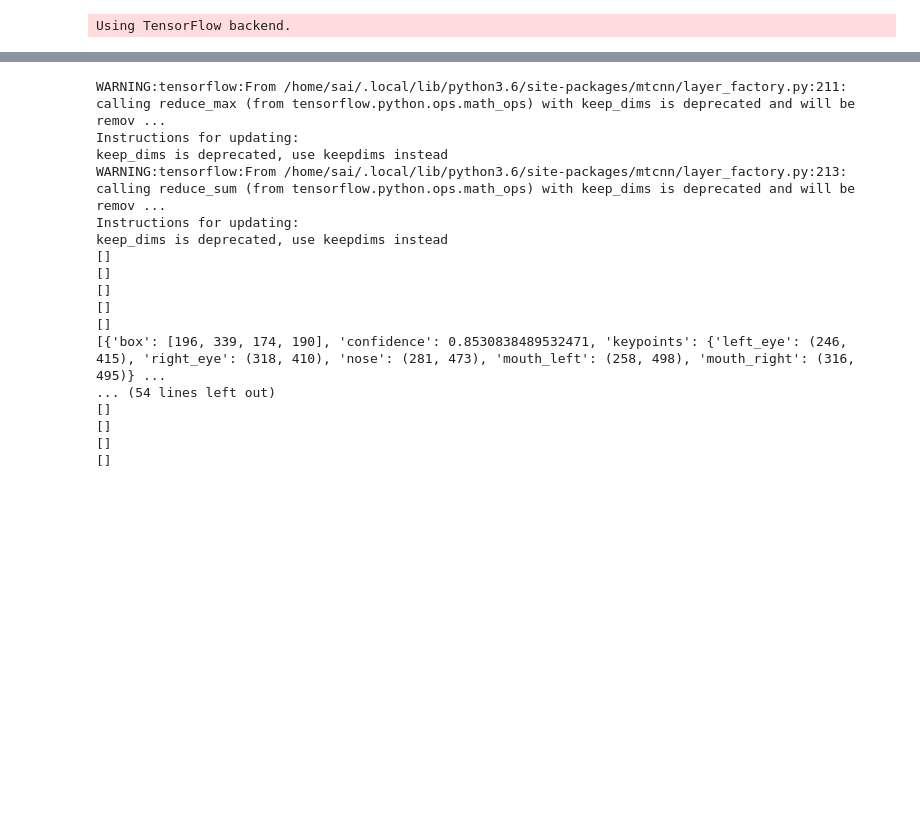
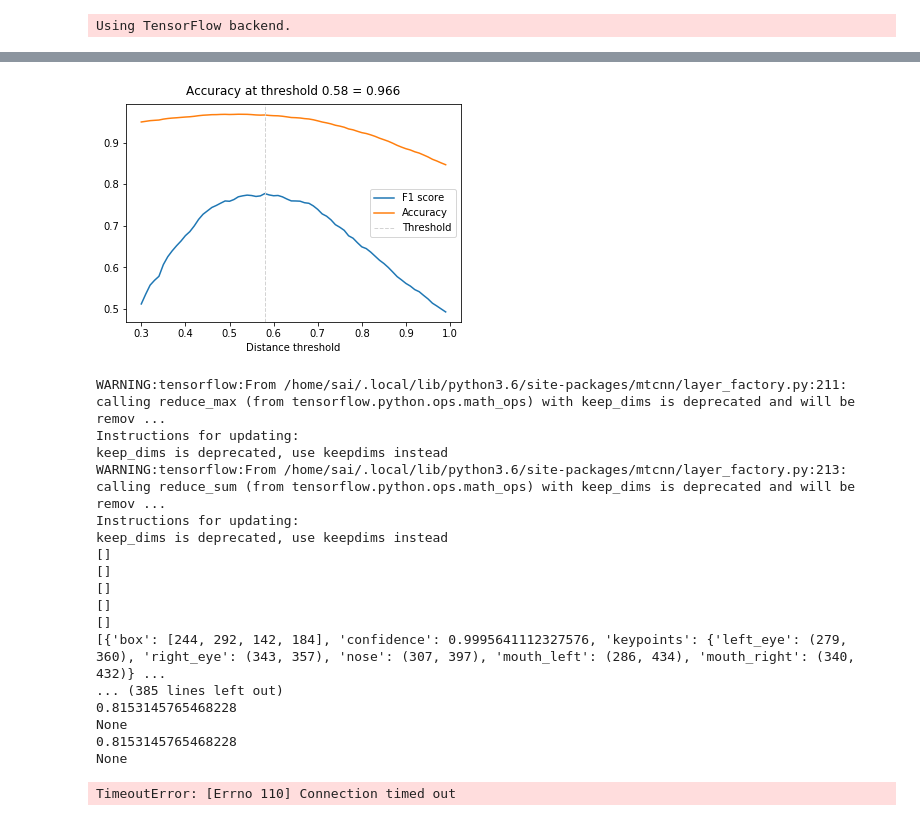
Before and after one commit to mrsaicharan1/face-rec-a, a Jupyter notebook: face-rec-notebook.ipynb, the cells around one changed output, grey strips where cells are left out. Cells and saved outputs as stored; diff of their text form; code cells hidden in the pictures; blank space fills up the shorter version.

```diff
--- a/face-rec-notebook.ipynb
+++ b/face-rec-notebook.ipynb
@@ -127,3 +129,39 @@ def recognize(embedded):
+# %%
+from sklearn.metrics import f1_score, accuracy_score
+
+distances = [] # squared L2 distance between pairs
+identical = [] # 1 if same identity, 0 otherwise
+
+num = len(metadata)
+
+for i in range(num - 1):
+    for j in range(1, num):
+        distances.append(distance(embedded[i], embedded[j]))
+        identical.append(1 if metadata[i].name == metadata[j].name else 0)
+
+distances = np.array(distances)
+identical = np.array(identical)
+
+thresholds = np.arange(0.3, 1.0, 0.01)
+
+f1_scores = [f1_score(identical, distances < t) for t in thresholds]
+acc_scores = [accuracy_score(identical, distances < t) for t in thresholds]
+
+opt_idx = np.argmax(f1_scores)
+# Threshold at maximal F1 score
+opt_tau = thresholds[opt_idx]
+# Accuracy at maximal F1 score
+opt_acc = accuracy_score(identical, distances < opt_tau)
+
+# Plot F1 score and accuracy as function of distance threshold
+plt.plot(thresholds, f1_scores, label='F1 score');
+plt.plot(thresholds, acc_scores, label='Accuracy');
+plt.axvline(x=opt_tau, linestyle='--', lw=1, c='lightgrey', label='Threshold')
+plt.title(f'Accuracy at threshold {opt_tau:.2f} = {opt_acc:.3f}');
+plt.xlabel('Distance threshold')
+plt.legend();
+# %% [output]
+[figure, added]
 # %%
 embedded = np.zeros((1, 128))
 
@@ -169,7 +207,6 @@ def multiple_recognize():
     while(True):
         ret,frame = cap.read()
         cv2.imwrite('temp.jpg',frame)
-        cv2.waitKey(20)
         detector = MTCNN()
         image = load_image('temp.jpg')
         faces = detector.detect_faces(image)
@@ -206,9 +243,9 @@ keep_dims is deprecated, use keepdims instead
 []
 []
 []
-[{'box': [196, 339, 174, 190], 'confidence': 0.8530838489532471, 'keypoints': {'left_eye': (246, 415), 'right_eye': (318, 410), 'nose': (281, 473), 'mouth_left': (258, 498), 'mouth_right': (316, 495)} ...
-... (54 lines left out)
-[]
-[]
-[]
-[]
+[{'box': [244, 292, 142, 184], 'confidence': 0.9995641112327576, 'keypoints': {'left_eye': (279, 360), 'right_eye': (343, 357), 'nose': (307, 397), 'mouth_left': (286, 434), 'mouth_right': (340, 432)} ...
+... (385 lines left out)
+0.8153145765468228
+None
+0.8153145765468228
+None
@@ -259,0 +252,18 @@ keep_dims is deprecated, use keepdims instead
+# %%
+import gspread
+from oauth2client.service_account import ServiceAccountCredentials
+
+
+def mark_attendance():
+    scope = ['https://spreadsheets.google.com/feeds','https://www.googleapis.com/auth/drive']
+    creds = ServiceAccountCredentials.from_json_keyfile_name('client_secret.json', scope)
+    client = gspread.authorize(creds)
+
+    sheet = client.open('Attendance').sheet1
+
+    attendance = sheet.get_all_records()
+    print(attendance)
+
+mark_attendance()
+# %% [output]
+TimeoutError: [Errno 110] Connection timed out
```
Also changed, not shown: parts of 4 cells of this notebook, 14 other files.
